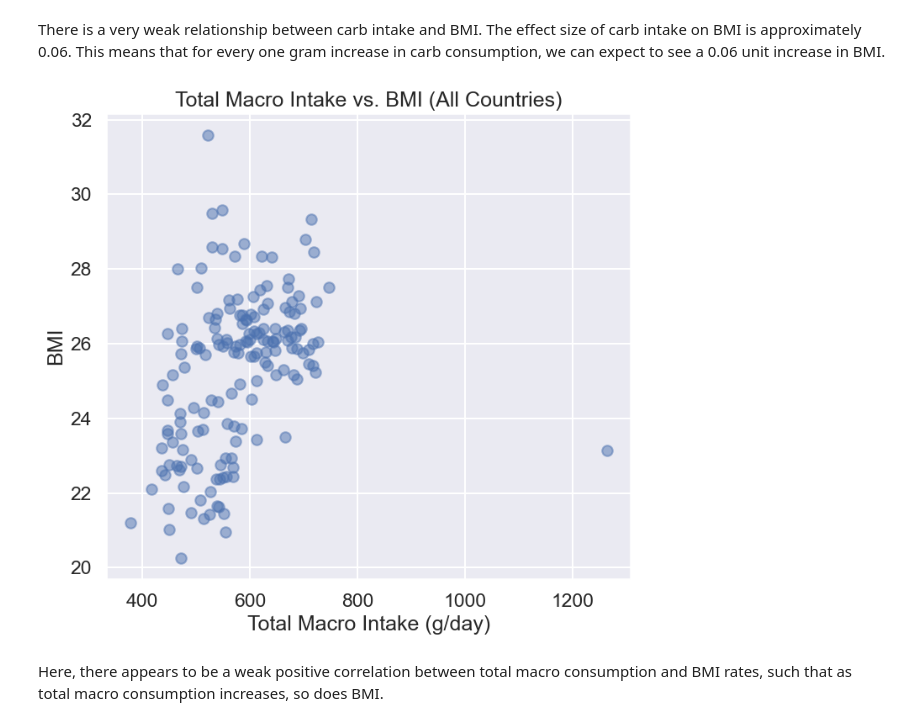
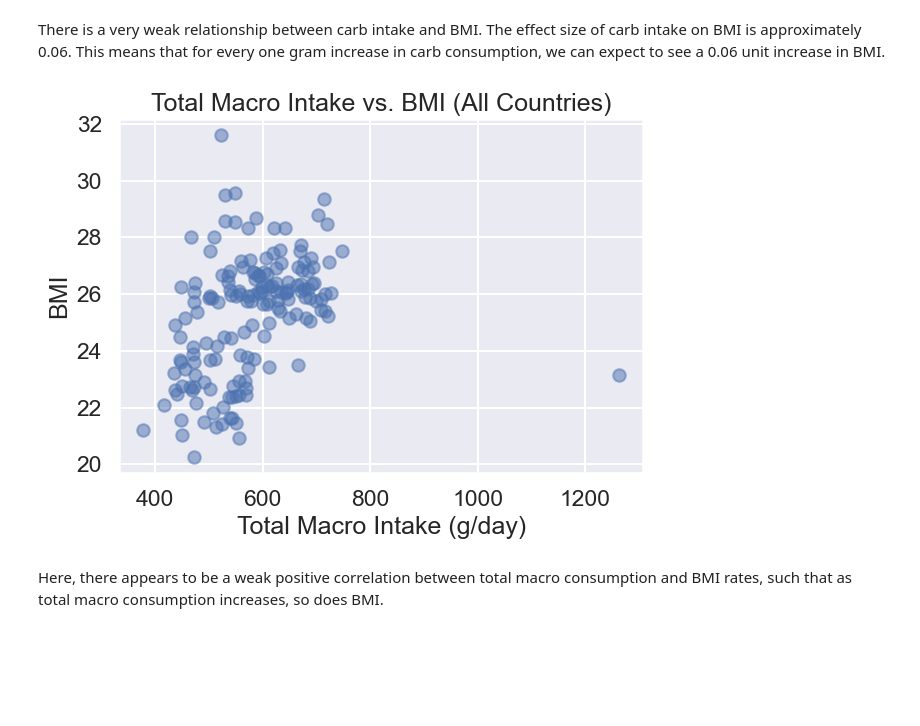
Before and after one commit to COGS108/Group074_WI24, a Jupyter notebook: EDACheckpoint_Group074_WI24.ipynb, the cells around one changed output. Drawn from its saved outputs; the diff is of its cells as text; code cells hidden in the pictures; blank space fills up the shorter version.

```diff
--- a/EDACheckpoint_Group074_WI24.ipynb
+++ b/EDACheckpoint_Group074_WI24.ipynb
@@ -1064,21 +1005,20 @@ dtype: float64
 # %% [markdown]
 There is a very weak relationship between carb intake and BMI. The effect size of carb intake on BMI is approximately 0.06. This means that for every one gram increase in carb consumption, we can expect to see a 0.06 unit increase in BMI.
 # %%
-plt.figure(figsize=(14, 7))
+plt.figure(figsize=(12, 5))
 
 total_macro = avg_df_pivot['Carbs (g/day)'] + avg_df_pivot['Fat (g/day)'] + avg_df_pivot['Protein (g/day)']
-
 
 plt.subplot(1, 2, 1)
 plt.scatter(total_macro, avg_df_pivot['BMI'], alpha=0.5)
 plt.title('Total Macro Intake vs. BMI (All Countries)')
 plt.xlabel('Total Macro Intake (g/day)')
 plt.ylabel('BMI')
 
 plt.tight_layout()
 plt.show()
 # %% [output]
-[figure, old version]
+[figure, new version]
 # %% [markdown]
 Here, there appears to be a weak positive correlation between total macro consumption and BMI rates, such that as total macro consumption increases, so does BMI.
 # %%
```
Also changed, not shown: parts of 34 cells of this notebook, 1 other file.
